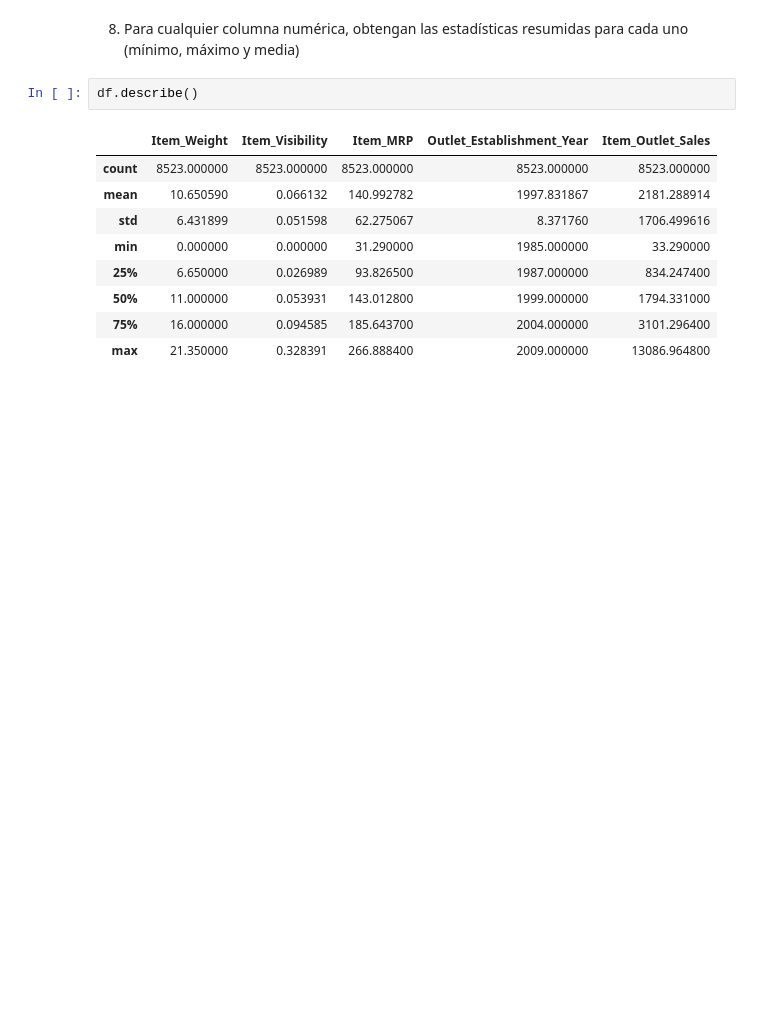
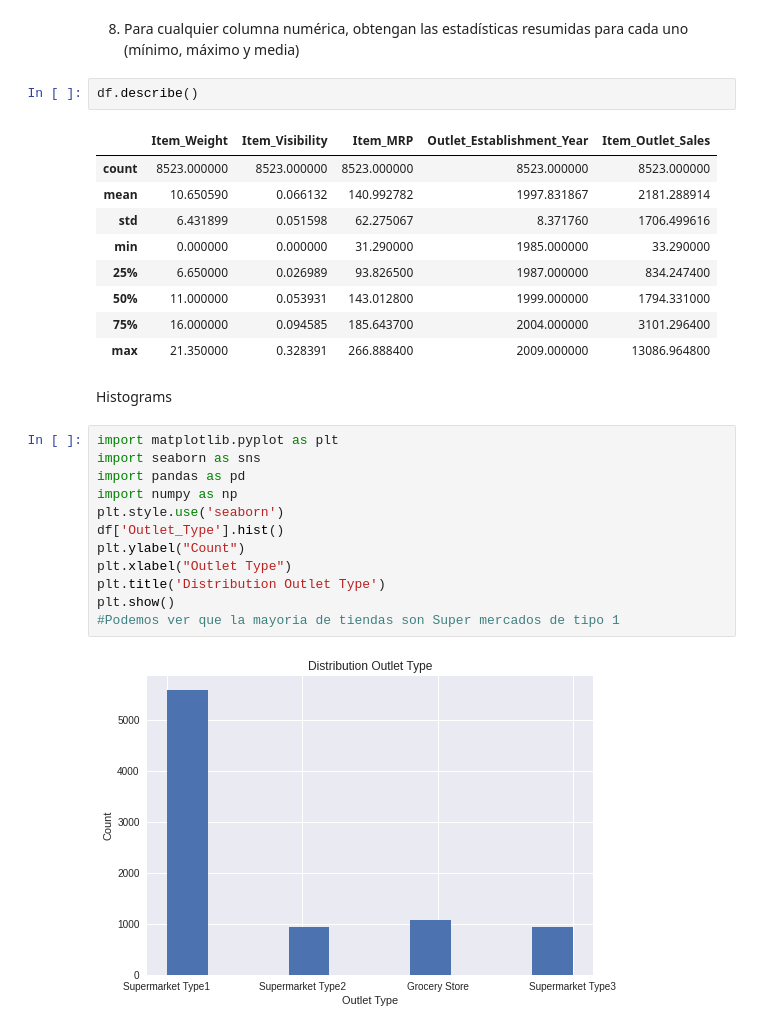
Before and after one commit to Jacobopp27/predicciones-de-ventas, a Jupyter notebook: Proyecto_ventas.ipynb, the cells around one changed output. Cells and saved outputs as stored; diff of their text form; blank space fills up the shorter version.

```diff
--- a/Proyecto_ventas.ipynb
+++ b/Proyecto_ventas.ipynb
@@ -123,3 +123,19 @@ df.describe()
 | 50% | 11.000000 | 0.053931 | 143.012800 | 1999.000000 | 1794.331000 |
 | 75% | 16.000000 | 0.094585 | 185.643700 | 2004.000000 | 3101.296400 |
 | max | 21.350000 | 0.328391 | 266.888400 | 2009.000000 | 13086.964800 |
+# %% [markdown]
+Histograms
+# %%
+import matplotlib.pyplot as plt
+import seaborn as sns
+import pandas as pd
+import numpy as np
+plt.style.use('seaborn')
+df['Outlet_Type'].hist()
+plt.ylabel("Count")
+plt.xlabel("Outlet Type")
+plt.title('Distribution Outlet Type')
+plt.show()
+#Podemos ver que la mayoria de tiendas son Super mercados de tipo 1
+# %% [output]
+[figure, added]
```
Also changed, not shown: parts of 3 cells of this notebook.
